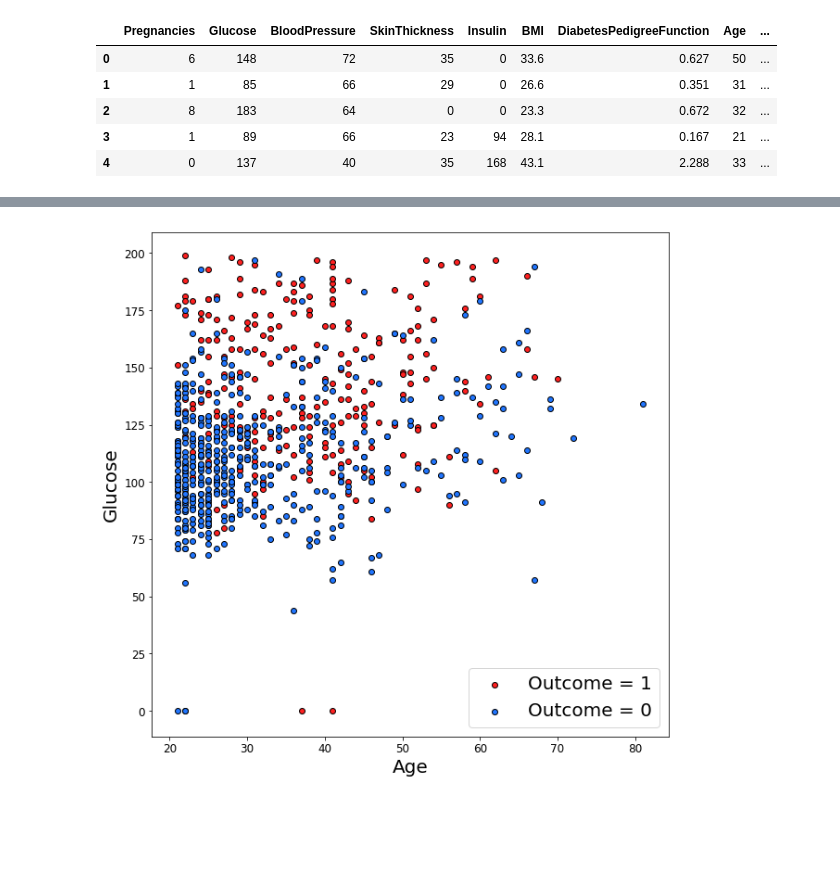
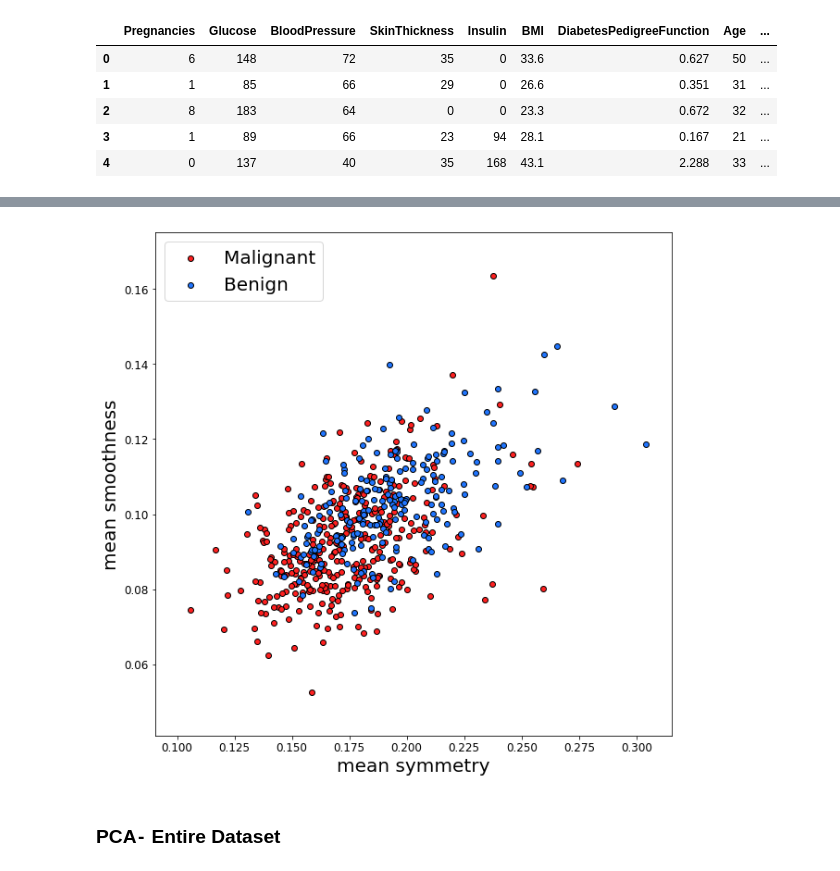
Before and after one commit to conorosully/medium-articles, a Jupyter notebook: src/pca_visualisation.ipynb, the cells around one changed output, grey strips where cells are left out. Cells and saved outputs as stored; diff of their text form; code cells hidden in the pictures; blank space fills up the shorter version.

```diff
--- a/src/pca_visualisation.ipynb
+++ b/src/pca_visualisation.ipynb
@@ -52,8 +109,8 @@ Age: 0.85
 mat = data[features].corr()
 test_data = pd.DataFrame(mat,columns=features,index=features)
 
-plt.figure(figsize=(8, 8), dpi= 80, facecolor='w', edgecolor='k')
-sns.set(font_scale=1)
+plt.figure(figsize=(15, 15), dpi= 80, facecolor='w', edgecolor='k')
+sns.set(font_scale=0.8)
 ax = plt.axes()
 sns.heatmap(mat,cmap='coolwarm',ax=ax,annot=True,fmt='.0g')
 ax.set_title('Figure 3: ANN Confusion Matrix Heatmap')
@@ -63,14 +120,14 @@ plt.show()
 # %%
-plt.subplots(nrows=1, ncols=1,figsize=(10,10))
+plt.figure(figsize=(10,10))
 
-plt.scatter('Age','Glucose',c='#ff2121',edgecolors='#000000',data=data[data.Outcome == 1])
-plt.scatter('Age','Glucose',c='#2176ff',edgecolors='#000000',data=data[data.Outcome == 0])
-plt.ylabel("Glucose",size=20)
-plt.xlabel('Age',size=20)
+plt.scatter('mean symmetry','mean smoothness',c='#ff2121',edgecolors='#000000',data=data[data.y == 1])
+plt.scatter('mean symmetry','mean smoothness',c='#2176ff',edgecolors='#000000',data=data[data.y == 0])
+plt.ylabel("mean smoothness",size=20)
+plt.xlabel('mean symmetry',size=20)
 plt.yticks(size=12)
 plt.xticks(size=12)
-plt.legend(['Outcome = 1','Outcome = 0'],loc =4,prop={"size":20})
+plt.legend(['Malignant','Benign'],loc =2,prop={"size":20})
 
 plt.savefig('../figures/pca1.png',format='png')
 # %% [output]
-[figure, old version]
+[figure, new version]
@@ -79 +134,3 @@ plt.savefig('../figures/pca1.png',format='png')
+# %% [markdown]
+### PCA -  Entire Dataset
 # %%
```
Also changed, not shown: parts of 16 cells of this notebook.
